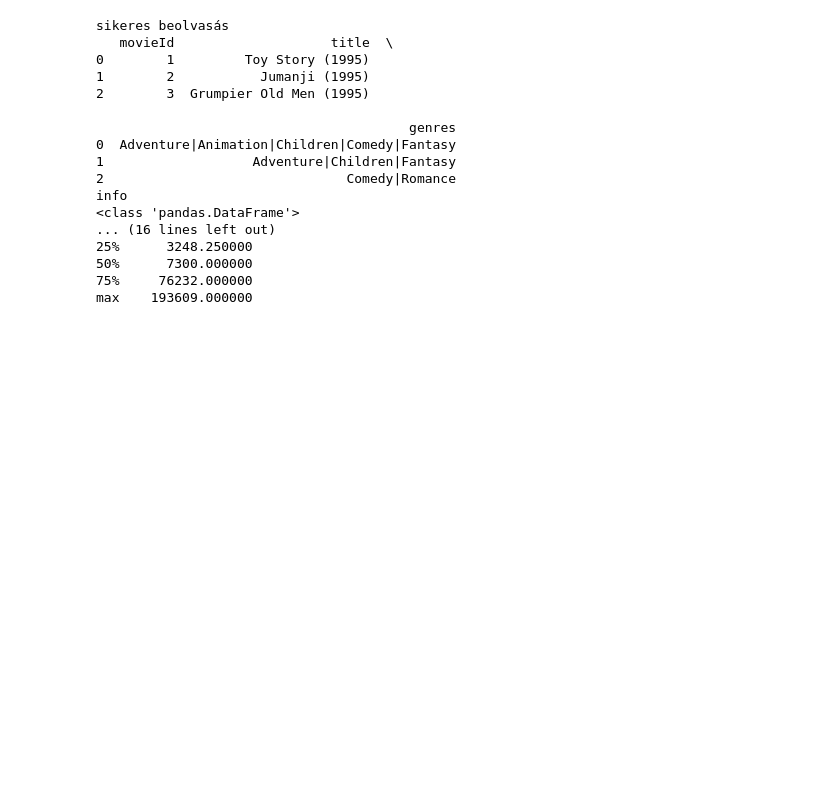
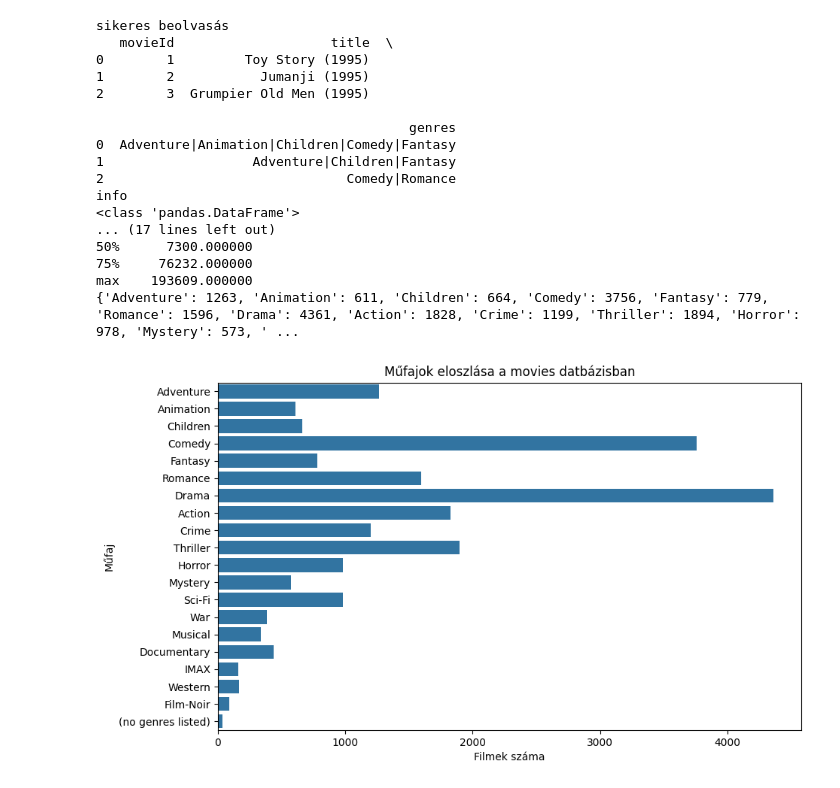
Before and after one commit to proland6/movie-recommendation-data-science, a Jupyter notebook: notebook/analysis.ipynb, the cells around one changed output. Cells and saved outputs as stored; diff of their text form; code cells hidden in the pictures; blank space fills up the shorter version.

Commit message:
Making a graph from movies genres

```diff
--- a/notebook/analysis.ipynb
+++ b/notebook/analysis.ipynb
@@ -11,32 +11,55 @@ try:
 
     if not df.empty:
         print("sikeres beolvasás")
     else :print("nem sikerült beolvasni")
 except FileNotFoundError:
     print("Hiba: Nem található a fájl az útvonalban")
 
 print(df.head(3))
 
 print("info")
 print(df.info())
 
 print("Describe")
 print(df.describe())
+
+#műfajok szétbontva és megszámoljuk őket
+
+genre_counter = {}
+
+for row in df['genres']:
+    genres_list = row.split('|')
+
+    for i in genres_list:
+        if i in genre_counter:
+            genre_counter[i] += 1
+        else:
+            genre_counter[i] =1
+
+print(genre_counter)
+
+plt.figure(figsize=(10,6))
+sns.barplot(x=genre_counter.values(), y=genre_counter.keys())
+plt.title("Műfajok eloszlása a movies datbázisban")
+plt.xlabel("Filmek száma")
+plt.ylabel("Műfaj")
+plt.show()
 # %% [output]
 sikeres beolvasás
    movieId                    title  \
 0        1         Toy Story (1995)
 1        2           Jumanji (1995)
 2        3  Grumpier Old Men (1995)
 
                                         genres
 0  Adventure|Animation|Children|Comedy|Fantasy
 1                   Adventure|Children|Fantasy
 2                               Comedy|Romance
 info
 <class 'pandas.DataFrame'>
-... (16 lines left out)
-25%      3248.250000
+... (17 lines left out)
 50%      7300.000000
 75%     76232.000000
 max    193609.000000
+{'Adventure': 1263, 'Animation': 611, 'Children': 664, 'Comedy': 3756, 'Fantasy': 779, 'Romance': 1596, 'Drama': 4361, 'Action': 1828, 'Crime': 1199, 'Thriller': 1894, 'Horror': 978, 'Mystery': 573, ' ...
+[figure, added]
```
